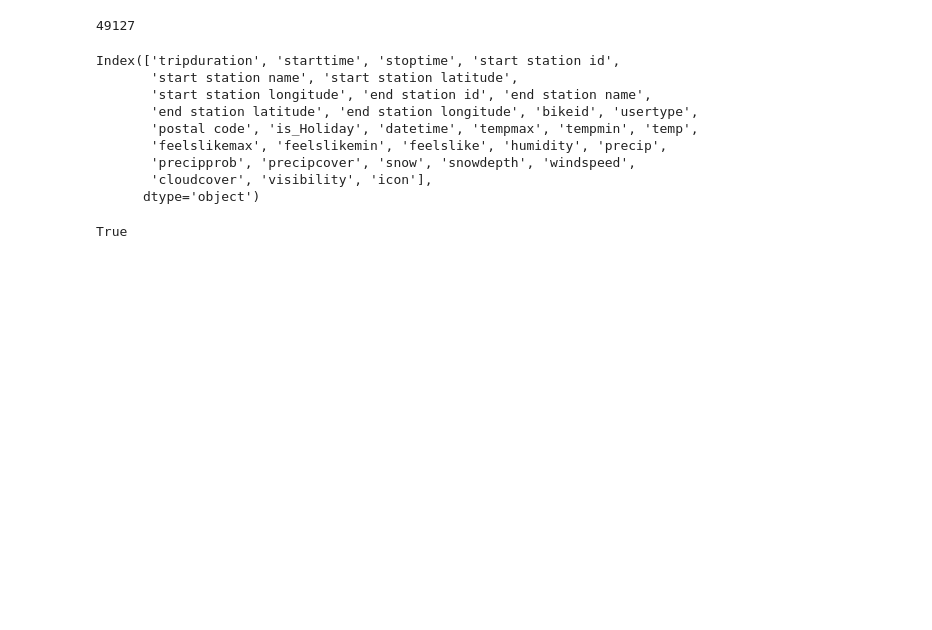
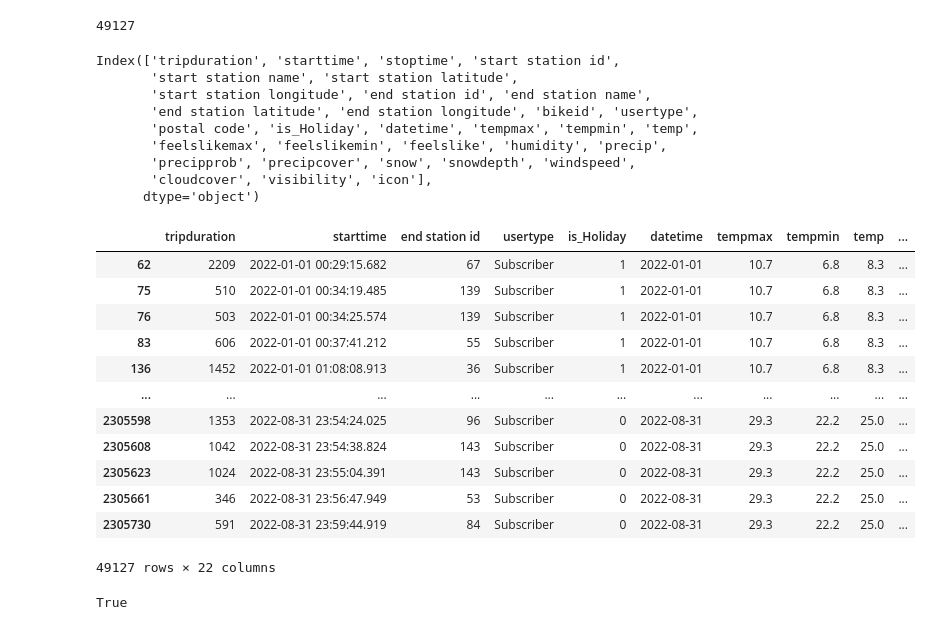
Before and after one commit to ivans14/BA_proj, a Jupyter notebook: NN.ipynb, the cells around one changed output. Cells and saved outputs as stored; diff of their text form; code cells hidden in the pictures; blank space fills up the shorter version.

```diff
--- a/NN.ipynb
+++ b/NN.ipynb
@@ -92,6 +92,22 @@ data_nn = data_merge.drop(columns=['start station id',
        'start station name', 'start station latitude',
        'start station longitude','end station name',
        'end station latitude', 'end station longitude','bikeid','postal code', 'stoptime'])
+# %%
+data_nn
+# %% [output]
+|  | tripduration | starttime | end station id | usertype | is_Holiday | datetime | tempmax | tempmin | temp | ... |
+| 62 | 2209 | 2022-01-01 00:29:15.682 | 67 | Subscriber | 1 | 2022-01-01 | 10.7 | 6.8 | 8.3 | ... |
+| 75 | 510 | 2022-01-01 00:34:19.485 | 139 | Subscriber | 1 | 2022-01-01 | 10.7 | 6.8 | 8.3 | ... |
+| 76 | 503 | 2022-01-01 00:34:25.574 | 139 | Subscriber | 1 | 2022-01-01 | 10.7 | 6.8 | 8.3 | ... |
+| 83 | 606 | 2022-01-01 00:37:41.212 | 55 | Subscriber | 1 | 2022-01-01 | 10.7 | 6.8 | 8.3 | ... |
+| 136 | 1452 | 2022-01-01 01:08:08.913 | 36 | Subscriber | 1 | 2022-01-01 | 10.7 | 6.8 | 8.3 | ... |
+| ... | ... | ... | ... | ... | ... | ... | ... | ... | ... | ... |
+| 2305598 | 1353 | 2022-08-31 23:54:24.025 | 96 | Subscriber | 0 | 2022-08-31 | 29.3 | 22.2 | 25.0 | ... |
+| 2305608 | 1042 | 2022-08-31 23:54:38.824 | 143 | Subscriber | 0 | 2022-08-31 | 29.3 | 22.2 | 25.0 | ... |
+| 2305623 | 1024 | 2022-08-31 23:55:04.391 | 143 | Subscriber | 0 | 2022-08-31 | 29.3 | 22.2 | 25.0 | ... |
+| 2305661 | 346 | 2022-08-31 23:56:47.949 | 53 | Subscriber | 0 | 2022-08-31 | 29.3 | 22.2 | 25.0 | ... |
+| 2305730 | 591 | 2022-08-31 23:59:44.919 | 84 | Subscriber | 0 | 2022-08-31 | 29.3 | 22.2 | 25.0 | ... |
+49127 rows × 22 columns
 # %%
 ran = data_nn['starttime'].iloc[3]
 ran.hour
```
Also changed, not shown: parts of 17 cells of this notebook, 1 other file.
